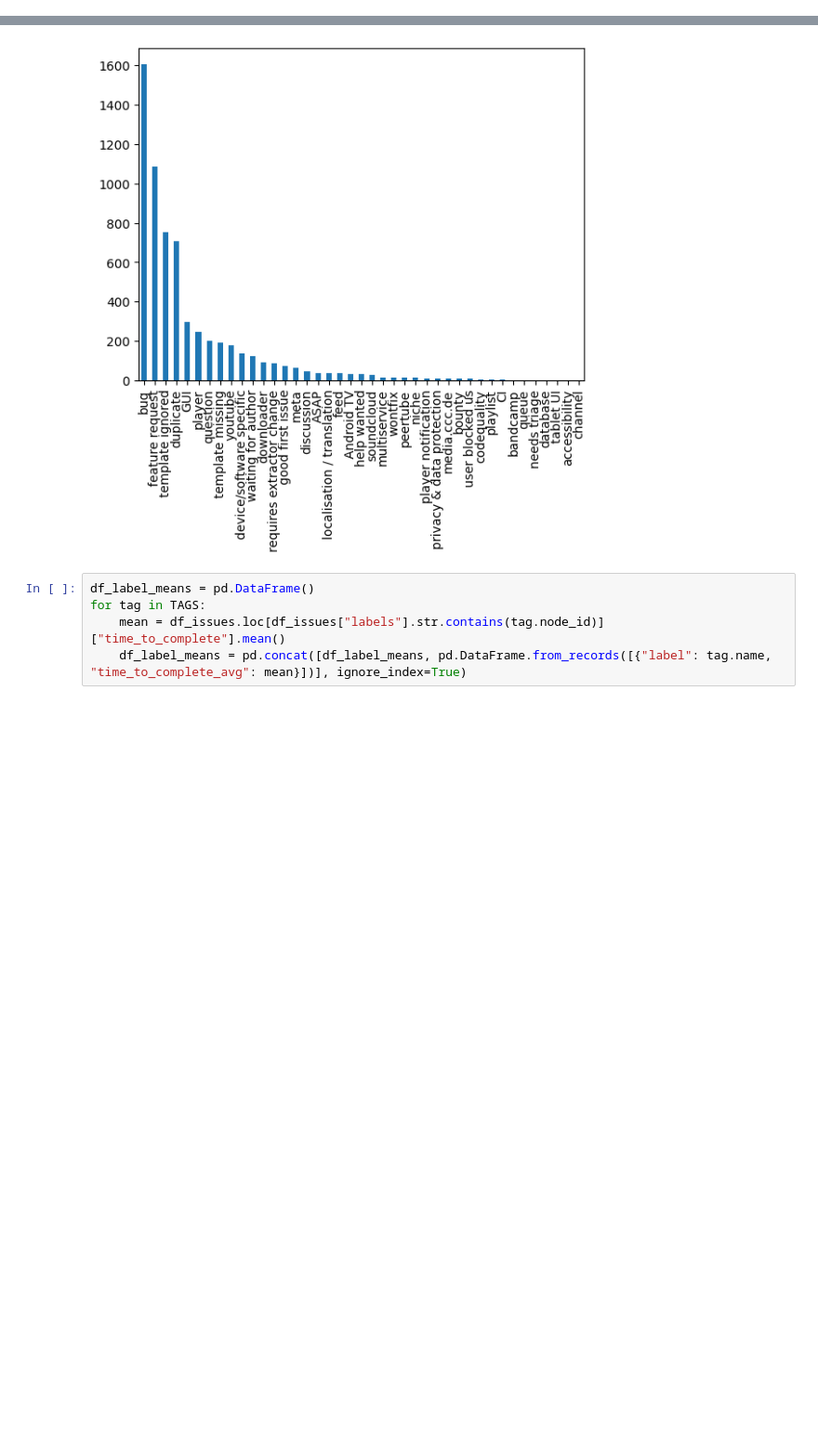
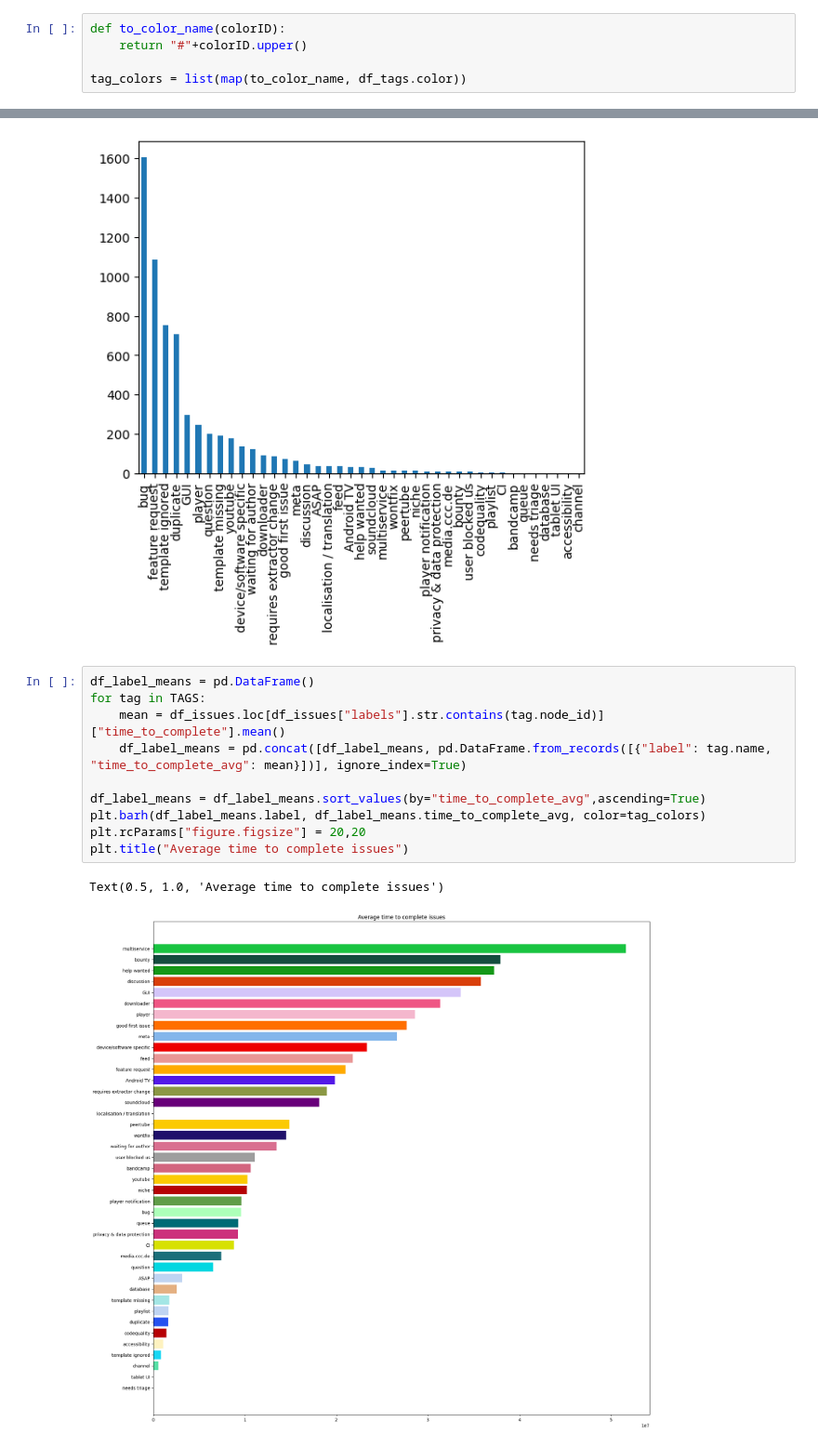
Before and after one commit to davitabosa12/msr2022, a Jupyter notebook: data_analysis.ipynb, the cells around one changed output, grey strips where cells are left out. Shown: that part at 93% size. Cells and saved outputs as stored; diff of their text form; blank space fills up the shorter version.

Commit message:
data analysis: added horizontal bar chart

```diff
--- a/data_analysis.ipynb
+++ b/data_analysis.ipynb
@@ -69,3 +71,8 @@ print([tag.name for tag in TAGS])
+# %%
+def to_color_name(colorID):
+    return "#"+colorID.upper()
+
+tag_colors = list(map(to_color_name, df_tags.color))
 # %%
 parsed_labels = [literal_eval(label_list) for idx, label_list in df_issues["labels"].items()] #parse labels
 flattened_labels = [Label(**item) for item in itertools.chain.from_iterable(parsed_labels)] # flatten and convert to Label
@@ -77,5 +84,13 @@ labels_count.plot(kind="bar",)
 # %%
 df_label_means = pd.DataFrame()
 for tag in TAGS:
     mean = df_issues.loc[df_issues["labels"].str.contains(tag.node_id)]["time_to_complete"].mean()
     df_label_means = pd.concat([df_label_means, pd.DataFrame.from_records([{"label": tag.name, "time_to_complete_avg": mean}])], ignore_index=True)
+
+df_label_means = df_label_means.sort_values(by="time_to_complete_avg",ascending=True)
+plt.barh(df_label_means.label, df_label_means.time_to_complete_avg, color=tag_colors)
+plt.rcParams["figure.figsize"] = 20,20
+plt.title("Average time to complete issues")
+# %% [output]
+Text(0.5, 1.0, 'Average time to complete issues')
+[figure, added]
```
Also changed, not shown: parts of 3 cells of this notebook.
